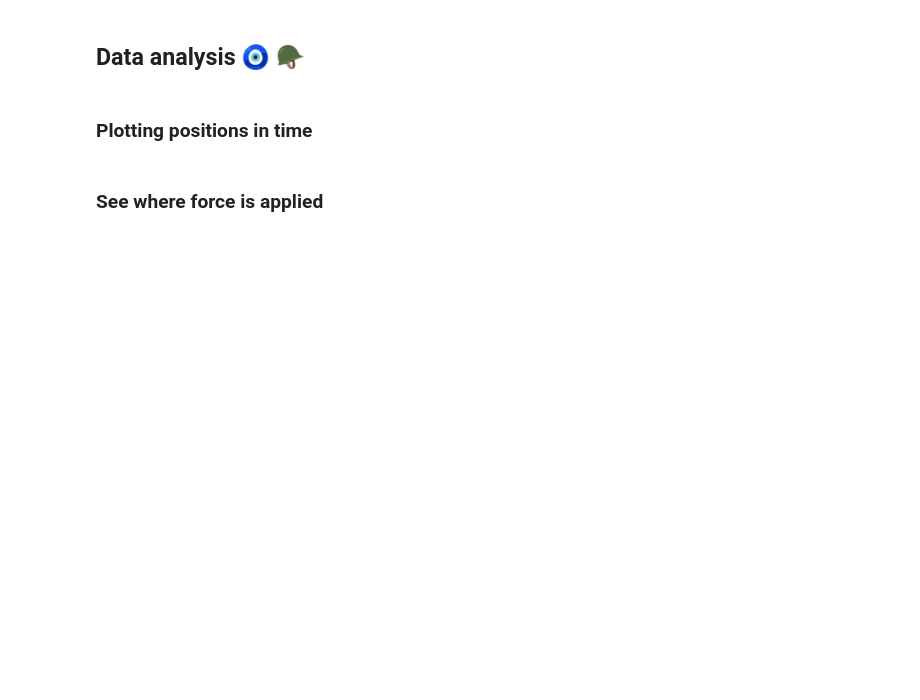
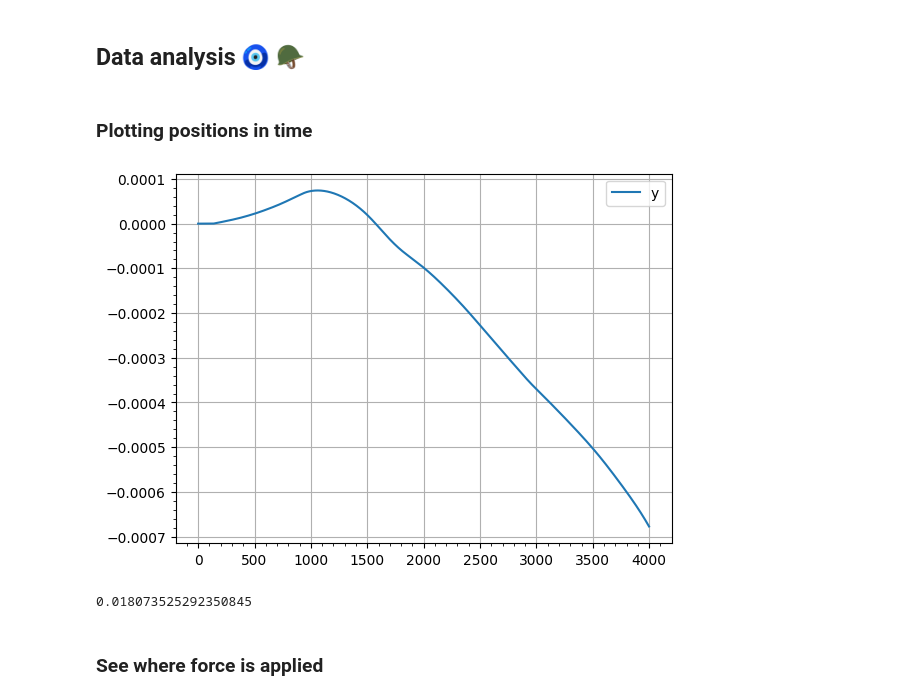
Before and after one commit to Gaianeve/Real_Mega_Fufi, a Jupyter notebook: Robot/1LegTrail/Giunto_versione_fascia_elastica/Model_video_spectrum.ipynb, the cells around one changed output. Drawn from its saved outputs; the diff is of its cells as text; code cells hidden in the pictures; blank space fills up the shorter version.

```diff
--- a/Robot/1LegTrail/Giunto_versione_fascia_elastica/Model_video_spectrum.ipynb
+++ b/Robot/1LegTrail/Giunto_versione_fascia_elastica/Model_video_spectrum.ipynb
@@ -69,17 +65,16 @@ Importing joint. It's a .obj file, so be sure to look at the important note in t
 elastic_joint_id = p.loadSoftBody("elastic_joint.obj",
                                   mass=0.0569,  # Calcolare in base al volume del modello
                                   useNeoHookean=1,
-                                  NeoHookeanMu=76.92e9,  # Shear modulus (calculated)
-                                  NeoHookeanLambda=115.38e9,  # First Lamé parameter (calculated)
-                                  NeoHookeanDamping=0.07,  # Moderate damping
-                                  collisionMargin=0.03,
-                                  useSelfCollision=0,
+                                  NeoHookeanMu=76.92e9,  # Shear modulus
+                                  NeoHookeanLambda=115.38e9,  # Lame's first parameter
+                                  NeoHookeanDamping=0.5,  # Ridotto per acciaio
+                                  collisionMargin= 0.03,  # Più basso per materiali rigidi
+                                  useSelfCollision=0,  # Necessario se il corpo è complesso
                                   frictionCoeff=0.8,
-                                  springElasticStiffness=300e9,  # Increased stiffness
-                                  springDampingStiffness=30e9,  # Added damping (proportional to stiffness)
-                                  springBendingStiffness=300e9,  # Increased bending stiffness
-                                  useFaceContact=1
-                                )
+                                  springElasticStiffness=1e15,
+                                  springDampingStiffness=1e1,
+                                  springBendingStiffness=1e7,
+                                  useFaceContact=1)  # Alta attrito per accia
 #arancione
 p.changeVisualShape(elastic_joint_id, -1, rgbaColor=[1, 0.65, 0, 1])
 
@@ -254,7 +232,7 @@ print(node_positions[0:10])
 
 # Parametri della fotocamera
 cam_target_pos = [0, 0, 0]
-cam_distance = 2
+cam_distance = 1
 cam_yaw, cam_pitch, cam_roll = 50, -30.0, 0
 cam_width, cam_height = 480, 360
 cam_up_axis_idx = 2
@@ -271,7 +249,7 @@ sampling_frequency = 1 / 100
 num_points = int(simulation_time * sampling_frequency)
 
 # Forza esterna da applicare
-force_module = np.array([1000, 0, 0])
+force_module = np.array([50, 0, 0])
 column_pos, coloum_or = p.getBasePositionAndOrientation(column_id)
 force_position = column_pos  # Posizione dove applicare la forza
 print(f'column orientation', p.getEulerFromQuaternion( coloum_or))
@@ -292,17 +270,17 @@ joint_positions_down_z, joint_positions_up_z = [], []
 ## Start simulation 🥠 🏃
 # %%
 # Ciclo principale della simulazione
-for step in range(5000):
+for step in range(4000):
     #print(f'\rtimestep {step}...', end='')
-    #if step == 100:
+    if step == 500:
       # Applicare la forza esterna al primo passo della simulazione
-      #p.applyExternalForce(
-          #objectUniqueId= column_id,
-          #linkIndex=-1,
-          #forceObj=force_module,
-          #posObj=force_position,
-          #flags=p.WORLD_FRAME
-        #)
+      p.applyExternalForce(
+          objectUniqueId= column_id,
+          linkIndex=-1,
+          forceObj=force_module,
+          posObj=force_position,
+          flags=p.WORLD_FRAME
+        )
 
     # Registrazione della posizione della gamba
     leg_position, leg_orientation = p.getBasePositionAndOrientation(leg_id)
@@ -360,16 +340,22 @@ HTML(f'<video width="600" controls><source src="{data_url}" type="video/mp4"></v
 # %%
 
 #plotting positions
 plt.figure('Leg positions')
 #plt.plot(leg_positions_x, label='x')
-#plt.plot(leg_positions_y, label='y')
-plt.plot(leg_position_z, label='z')
+plt.plot(leg_positions_y, label='y')
+#plt.plot(leg_position_z, label='z')
 plt.legend()
 plt.grid()
 plt.minorticks_on()
 #plt.ylim(-0.0025,0.0025)
 #plt.xlim(90, 110)
 plt.show()
+# %% [output]
+[figure, added]
+# %%
+leg_position_z[0]-leg_position_z[-1]
+# %% [output]
+0.018073525292350845
 # %% [markdown]
 ### See where force is applied
 # %%
```
Also changed, not shown: parts of 16 cells of this notebook.
